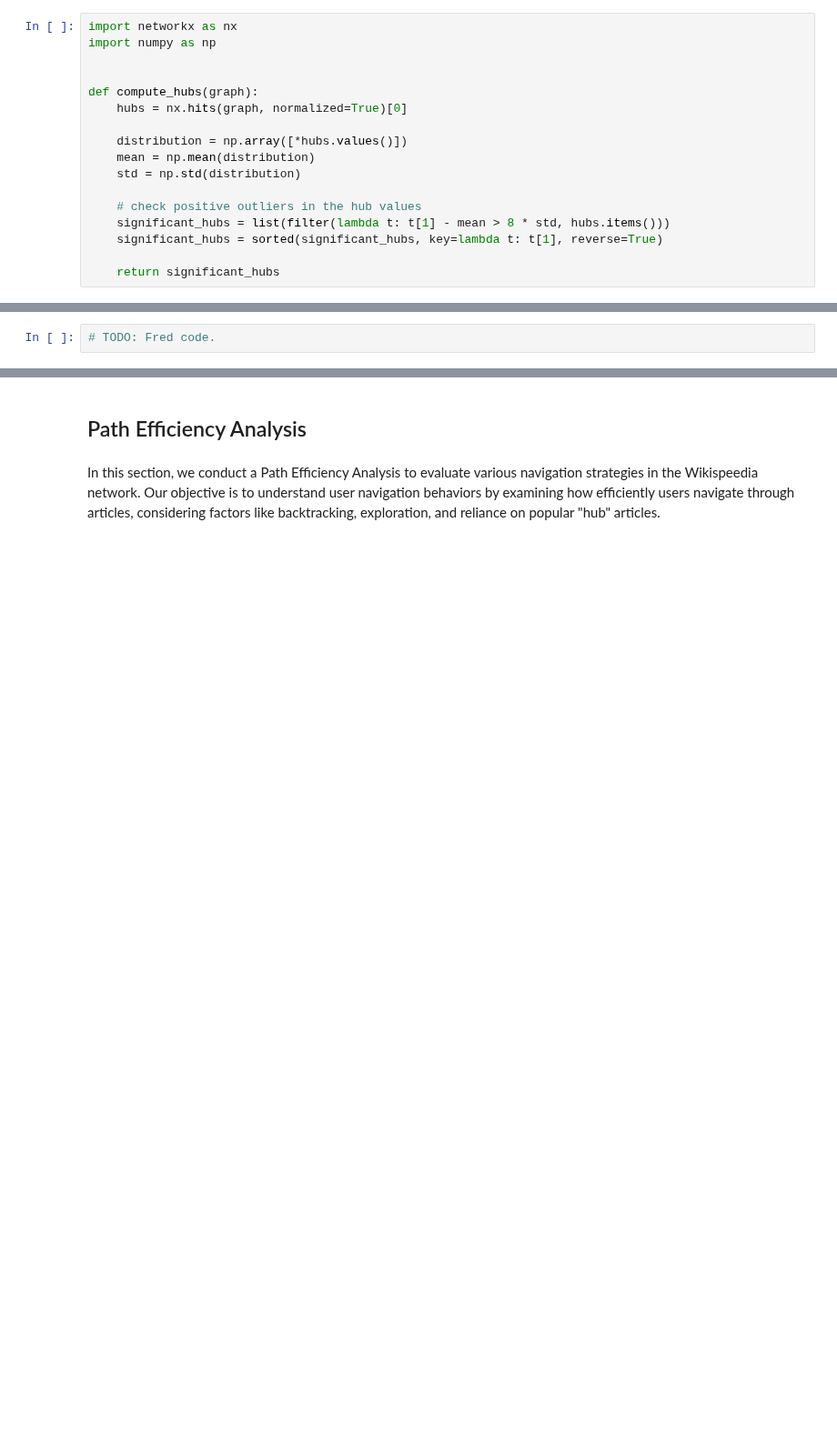
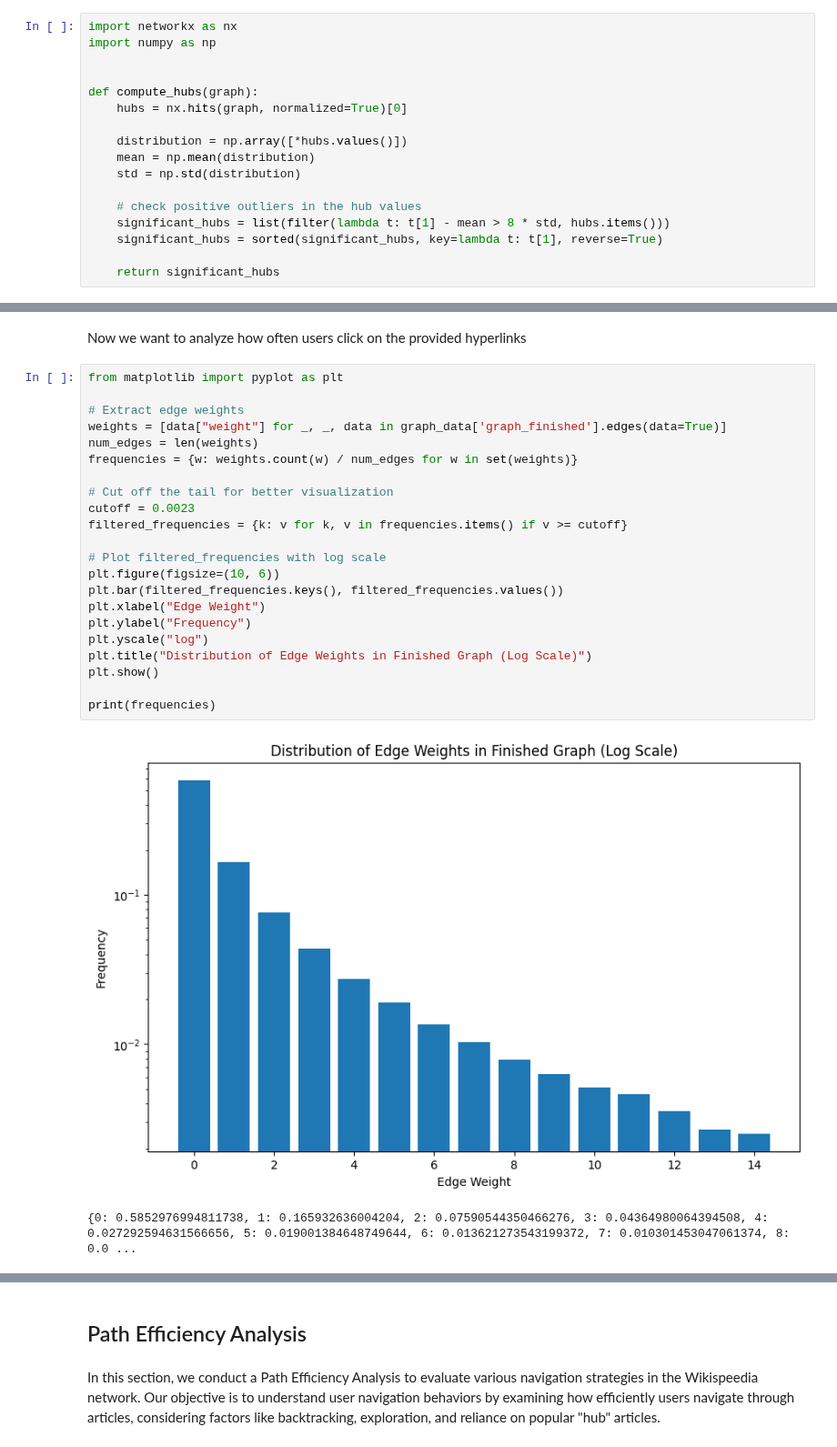
Before and after one commit to epfl-ada/ada-2024-project-5pack, a Jupyter notebook: analysis.ipynb, the cells around one changed output, grey strips where cells are left out. Shown at 91% size. Drawn from its saved outputs; the diff is of its cells as text; blank space fills up the shorter version.

Commit message:
Add graph analysis

```diff
--- a/analysis.ipynb
+++ b/analysis.ipynb
@@ -127,2 +151,27 @@ compute_hubs(graph_data["graph"])
-# %%
-# TODO: Fred code.
+# %% [markdown]
+Now we want to analyze how often users click on the provided hyperlinks
+# %%
+from matplotlib import pyplot as plt
+
+# Extract edge weights
+weights = [data["weight"] for _, _, data in graph_data['graph_finished'].edges(data=True)]
+num_edges = len(weights)
+frequencies = {w: weights.count(w) / num_edges for w in set(weights)}
+
+# Cut off the tail for better visualization
+cutoff = 0.0023
+filtered_frequencies = {k: v for k, v in frequencies.items() if v >= cutoff}
+
+# Plot filtered_frequencies with log scale
+plt.figure(figsize=(10, 6))
+plt.bar(filtered_frequencies.keys(), filtered_frequencies.values())
+plt.xlabel("Edge Weight")
+plt.ylabel("Frequency")
+plt.yscale("log")
+plt.title("Distribution of Edge Weights in Finished Graph (Log Scale)")
+plt.show()
+
+print(frequencies)
+# %% [output]
+[figure, added]
+{0: 0.5852976994811738, 1: 0.165932636004204, 2: 0.07590544350466276, 3: 0.04364980064394508, 4: 0.027292594631566656, 5: 0.019001384648749644, 6: 0.013621273543199372, 7: 0.010301453047061374, 8: 0.0 ...
```
Also changed, not shown: parts of 23 cells of this notebook, 2 other files.
